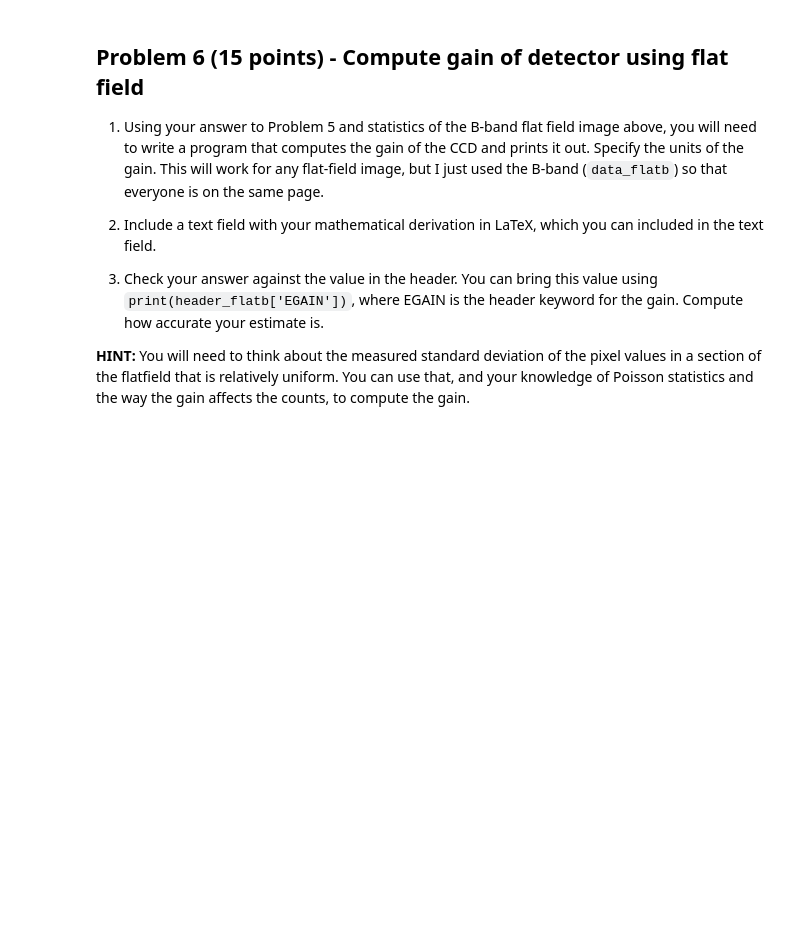
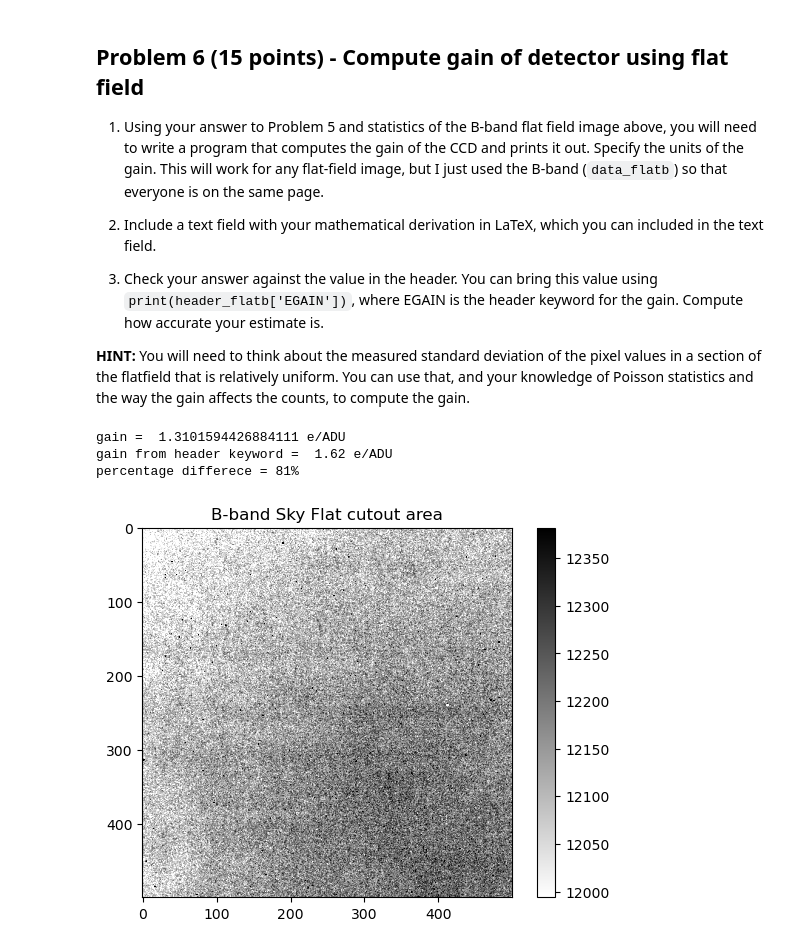
Before and after one commit to Colouss/Reductionproject_Student, a Jupyter notebook: characterize_CCD_student.ipynb, the cells around one changed output. Saved outputs shown, nothing was run; the diff lists cells and outputs as text; code cells hidden in the pictures; blank space fills up the shorter version.

```diff
--- a/characterize_CCD_student.ipynb
+++ b/characterize_CCD_student.ipynb
@@ -204,0 +200,17 @@ print("percentage differece = ", )
+# %%
+#***********
+#your code goes here
+imdisplay(data_flatb[399:899,749:1249],v2perc=99) #Display the area of the flatfield where I calculate my gain counts
+
+plt.title("B-band Sky Flat cutout area")
+unctotal = np.std(data_flatb[399:899,749:1249]) #calculating the total uncertainty of the area of which I calculate my gain, where the counts doesnot flunctuate too drastically.
+avg_counts = np.mean(data_flatb[399:899,749:1249]) #calculate the average count within this area
+gain = avg_counts / (unctotal*unctotal - biasdiffunc*biasdiffunc) #calculate the gain using the formula derived from the latex image of the latex I put in Github.
+print("gain = ", gain, "e/ADU")
+print("gain from header keyword = ", 1.62, "e/ADU")
+print("percentage differece = 81%" )
+# %% [output]
+gain =  1.3101594426884111 e/ADU
+gain from header keyword =  1.62 e/ADU
+percentage differece = 81%
+[figure, added]
```
Also changed, not shown: parts of 10 cells of this notebook.
